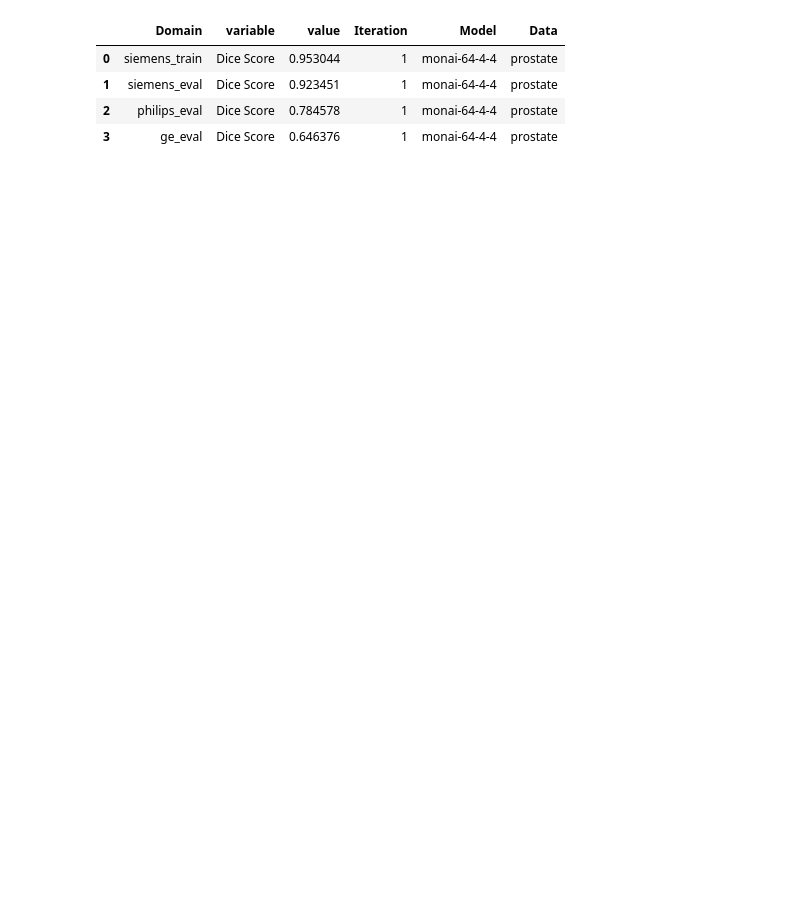
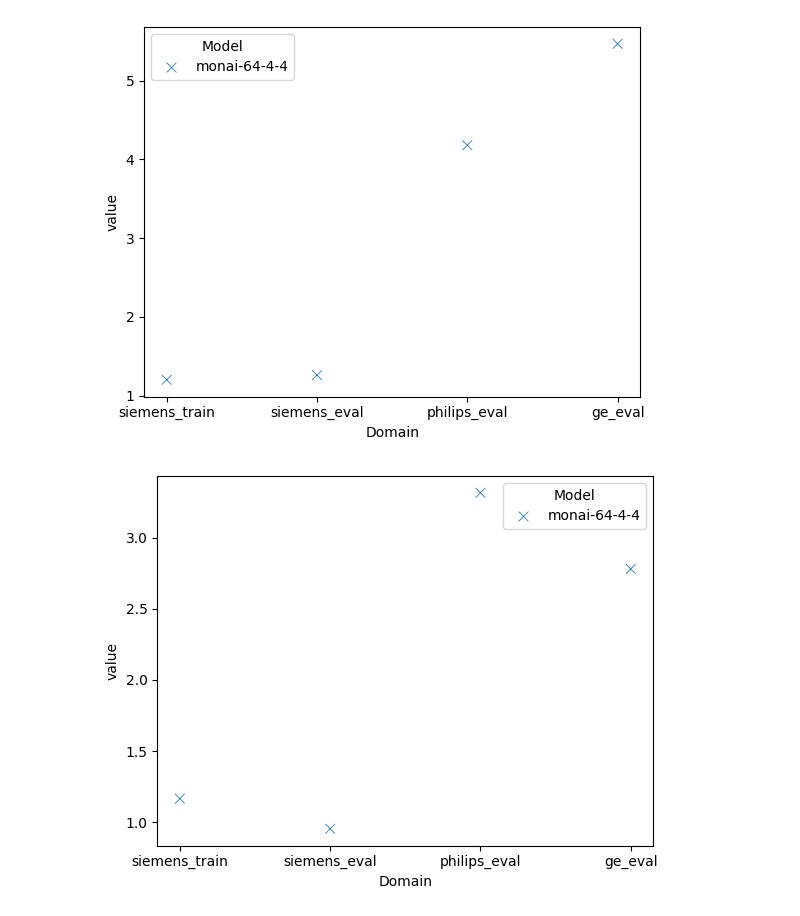
Before and after one commit to sgomezru/ModelAdapter, a Jupyter notebook: src/notebooks/eval.ipynb, the cells around one changed output. Saved outputs shown, nothing was run; the diff lists cells and outputs as text; code cells hidden in the pictures; blank space fills up the shorter version.

```diff
--- a/src/notebooks/eval.ipynb
+++ b/src/notebooks/eval.ipynb
@@ -120,9 +121,10 @@ MODE = 'eval'
 LOG = False
 ITERATION = 1
 DATA_KEY = 'prostate'
-# VENDOR = 'siemens'
 LOAD_ONLY_PRESENT = True
-extra_description = 'moredata'
+VALIDATION = True
+EXTRA_DESCRIPTION = 'moredata'
+N_DIMS = [2, 4, 8, 16, 32, 64]
 
 cfg = OmegaConf.load('../configs/conf.yaml')
 OmegaConf.update(cfg, 'run.iteration', ITERATION)
@@ -133,13 +135,15 @@ args = unet_name.split('-')
 cfg.unet[DATA_KEY].pre = unet_name
 cfg.unet[DATA_KEY].arch = args[0]
 cfg.unet[DATA_KEY].n_filters_init = None if unet_name == 'swinunetr' else int(args[1])
-# cfg.unet[DATA_KEY].training.vendor = VENDOR
 cfg.unet[DATA_KEY].training.load_only_present = LOAD_ONLY_PRESENT
-cfg.wandb.project = f'{DATA_KEY}_{unet_name}_{ITERATION}{extra_description}'
+cfg.unet[DATA_KEY].training.validation = VALIDATION
+cfg.unet[DATA_KEY].training.batch_size = 32
+cfg.wandb.project = f'{DATA_KEY}_{unet_name}_{ITERATION}{EXTRA_DESCRIPTION}'
+
 if MODE == 'eval':
-    # Set cfg.format to "numpy" for evaluation, otherwise don't modify it or set to "torch" for training
+    # Set cfg.format to "numpy" for evaluation,
+    # otherwise don't modify it or set to "torch" for training
     cfg.format = 'numpy'
-    # cfg.unet[DATA_KEY].training.subset = True # Applies for evaluation dataset only
     LOG = False
 
 cfg.wandb.log = LOG
@@ -157,3 +161,9 @@ if LOG:
             "dataset": DATA_KEY
         }
     )
+
+device = torch.device("cuda" if torch.cuda.is_available() else "cpu")
+layer_names = ['model.0.conv',
+               'model.1.submodule.0.conv',
+               'model.1.submodule.1.submodule.0.conv',
+               'model.1.submodule.1.submodule.1.submodule.0.conv']
@@ -212,20 +328,17 @@ eval dataset length of vendor ge: 261
 # %%
-sns.scatterplot(
-    data = df,
-    x = 'Domain',
-    y = 'value',
-    hue = 'Model',
-    marker = 'x',
-    s = 50
-)
+for i in range(len(df) // 4):
+    plt.figure()
+    sns.scatterplot(
+        data = df[i*4:4*(i+1)],
+        x = 'Domain',
+        y = 'value',
+        hue = 'Model',
+        marker = 'x',
+        s = 50
+    )
 
-plt.show()
-
-df
+    plt.show()
 # %% [output]
 [figure]
-|  | Domain | variable | value | Iteration | Model | Data |
-| 0 | siemens_train | Dice Score | 0.953044 | 1 | monai-64-4-4 | prostate |
-| 1 | siemens_eval | Dice Score | 0.923451 | 1 | monai-64-4-4 | prostate |
-| 2 | philips_eval | Dice Score | 0.784578 | 1 | monai-64-4-4 | prostate |
-| 3 | ge_eval | Dice Score | 0.646376 | 1 | monai-64-4-4 | prostate |
+[figure, added]
+[figure, added]
```
Also changed, not shown: parts of 6 cells of this notebook, 1 other file.
